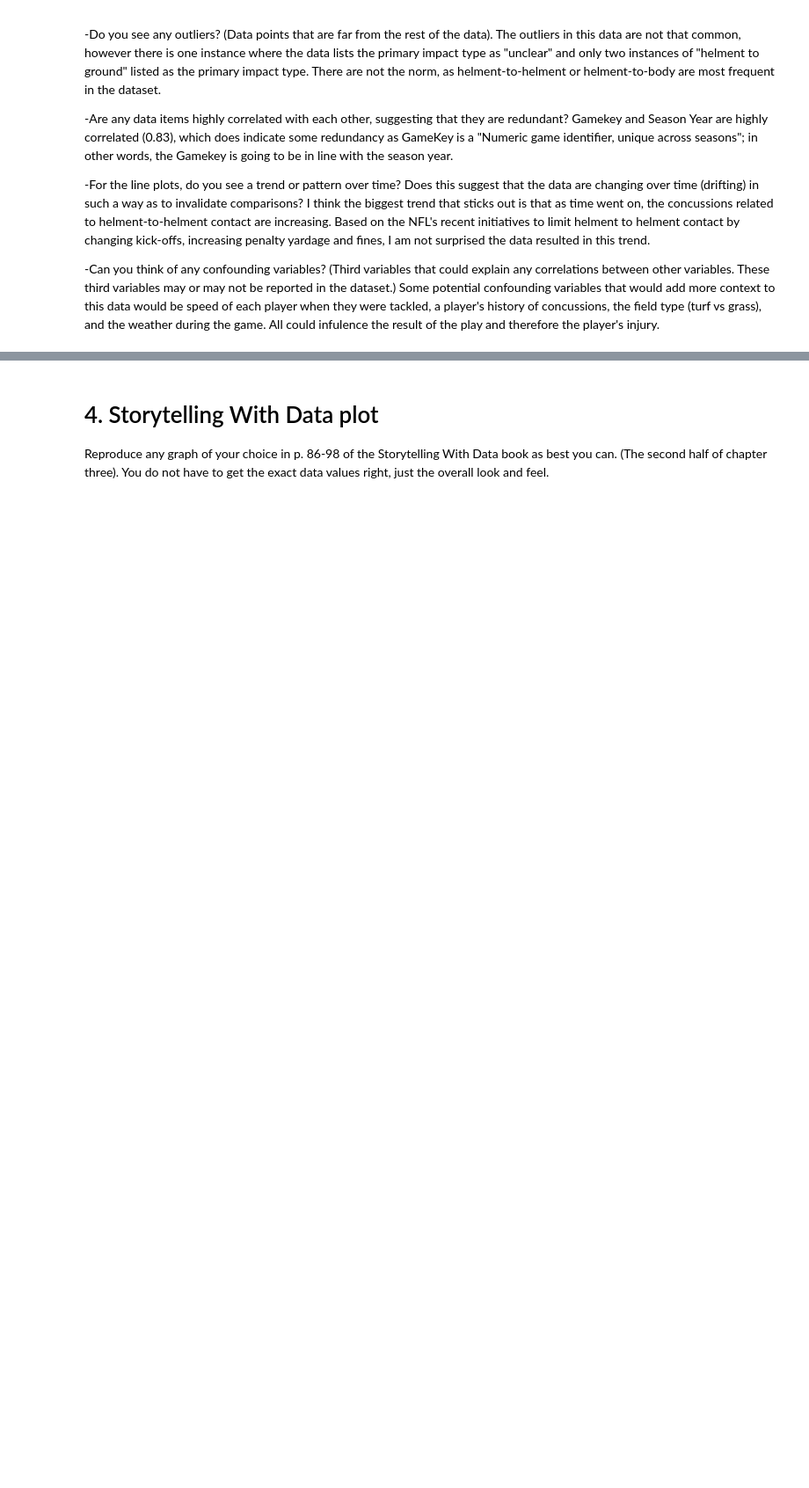
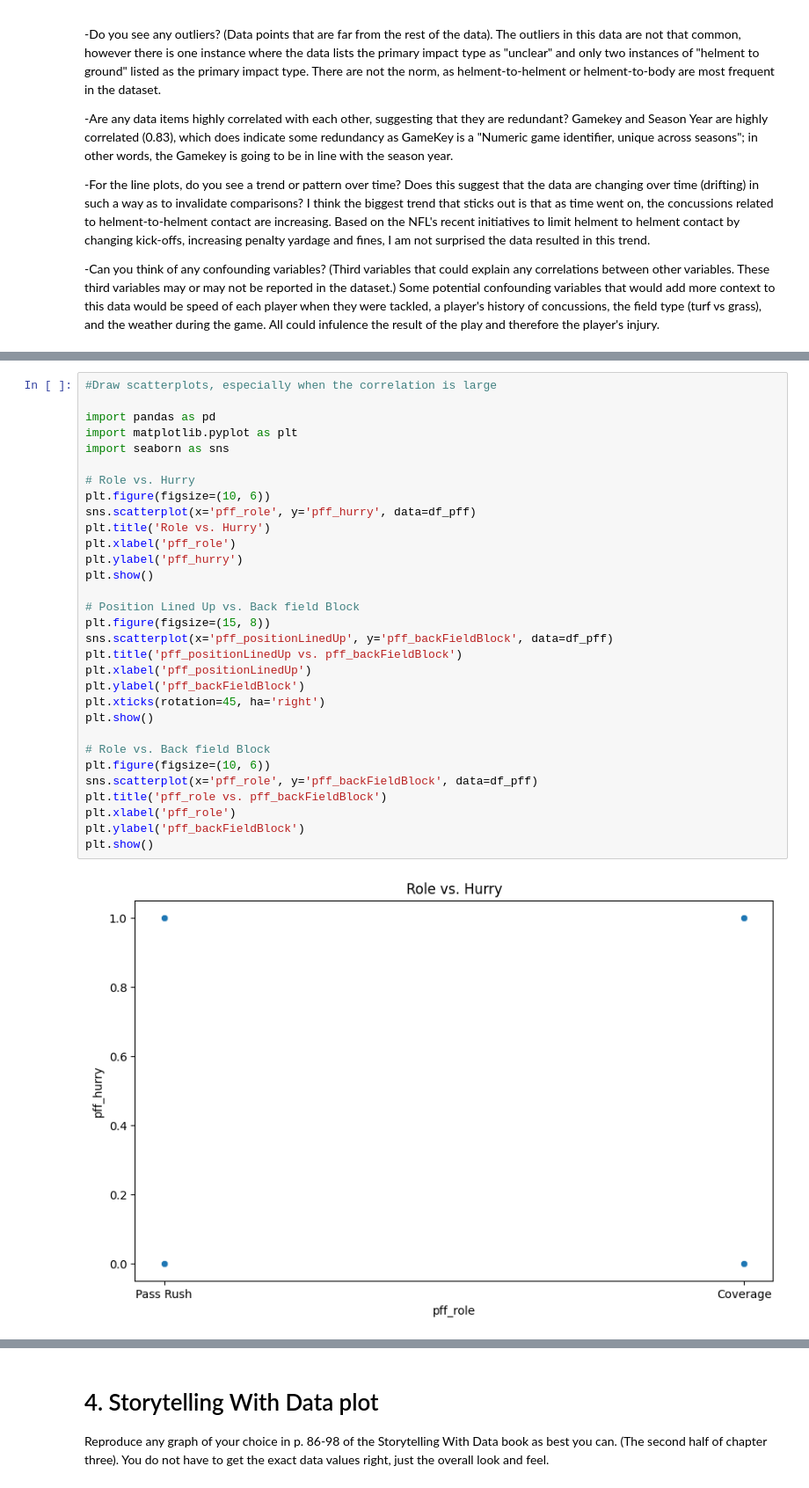
Before and after one commit to hnm15/ModB, a Jupyter notebook: Week6.ipynb, the cells around one changed output, grey strips where cells are left out. Shown at 88% size. Saved outputs shown, nothing was run; the diff lists cells and outputs as text; blank space fills up the shorter version.

```diff
--- a/Week6.ipynb
+++ b/Week6.ipynb
@@ -232,0 +258,33 @@ Some potential confounding variables that would add more context to this data wo
+# %%
+#Draw scatterplots, especially when the correlation is large
+
+import pandas as pd
+import matplotlib.pyplot as plt
+import seaborn as sns
+
+# Role vs. Hurry
+plt.figure(figsize=(10, 6))
+sns.scatterplot(x='pff_role', y='pff_hurry', data=df_pff)
+plt.title('Role vs. Hurry')
+plt.xlabel('pff_role')
+plt.ylabel('pff_hurry')
+plt.show()
+
+# Position Lined Up vs. Back field Block
+plt.figure(figsize=(15, 8))
+sns.scatterplot(x='pff_positionLinedUp', y='pff_backFieldBlock', data=df_pff)
+plt.title('pff_positionLinedUp vs. pff_backFieldBlock')
+plt.xlabel('pff_positionLinedUp')
+plt.ylabel('pff_backFieldBlock')
+plt.xticks(rotation=45, ha='right')
+plt.show()
+
+# Role vs. Back field Block
+plt.figure(figsize=(10, 6))
+sns.scatterplot(x='pff_role', y='pff_backFieldBlock', data=df_pff)
+plt.title('pff_role vs. pff_backFieldBlock')
+plt.xlabel('pff_role')
+plt.ylabel('pff_backFieldBlock')
+plt.show()
+# %% [output]
+[figure, added]
```
Also changed, not shown: parts of 8 cells of this notebook.
